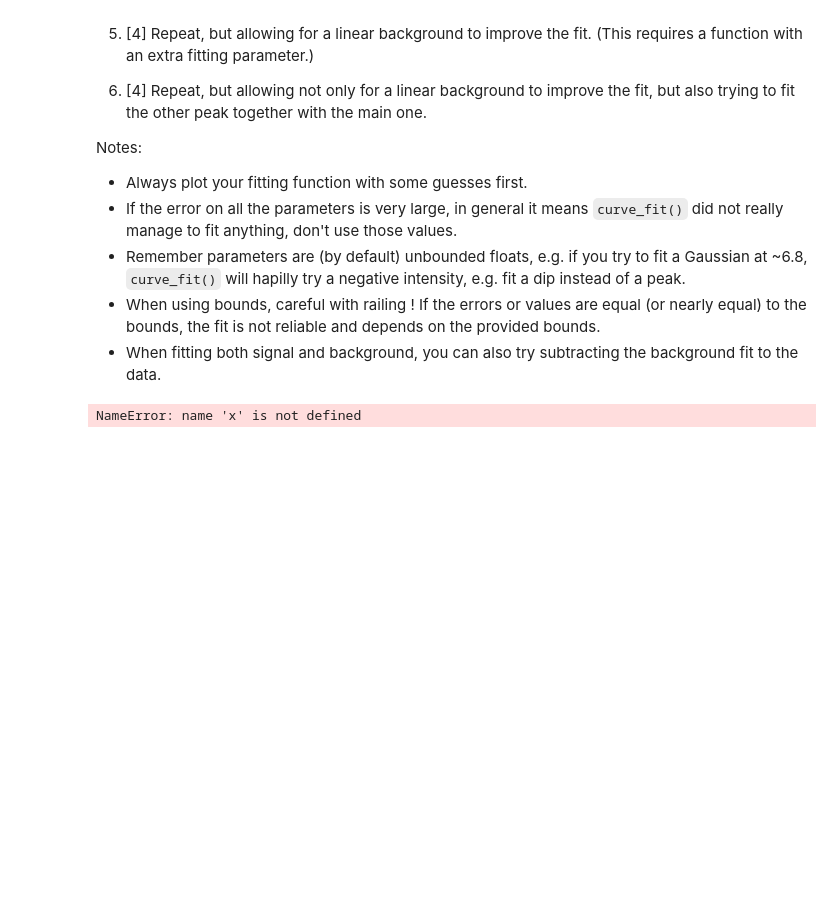
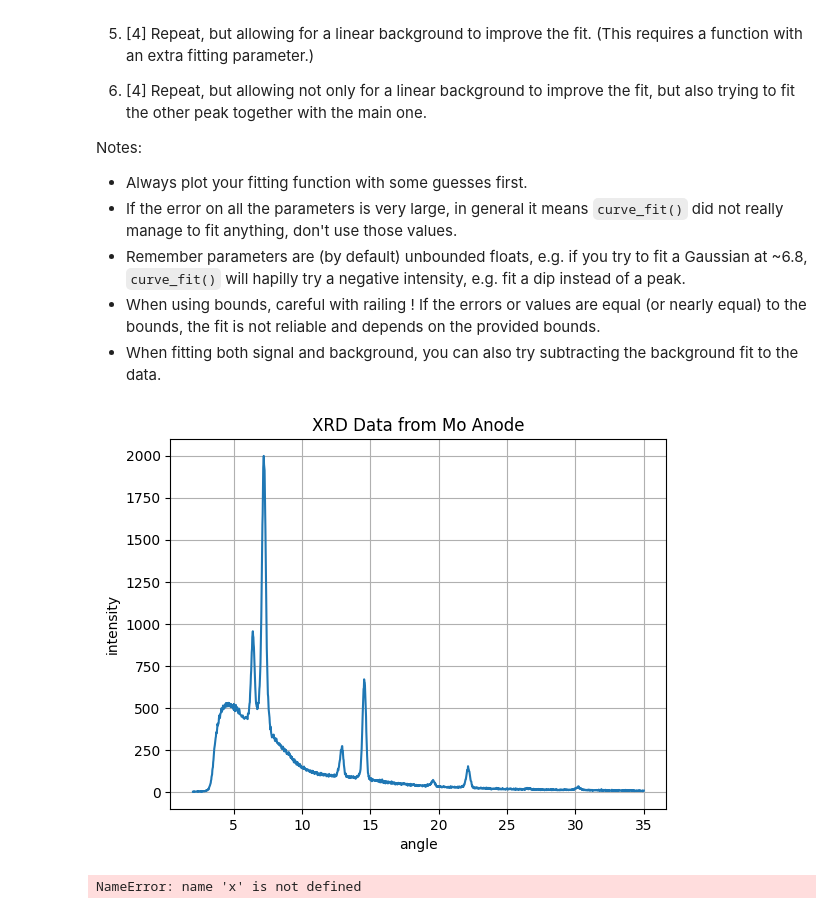
Before and after one commit to PX2145-2025/week-4-b-Williams-Carys, a Jupyter notebook: Curvefit.ipynb, the cells around one changed output. Cells and saved outputs as stored; diff of their text form; code cells hidden in the pictures; blank space fills up the shorter version.

```diff
--- a/Curvefit.ipynb
+++ b/Curvefit.ipynb
@@ -251,13 +251,43 @@ Notes:
   - Remember parameters are (by default) unbounded floats, e.g. if you try to fit a Gaussian at ~6.8, `curve_fit()` will hapilly try a negative intensity, e.g. fit a dip instead of a peak.
   - When using bounds, careful with railing ! If the errors or values are equal (or nearly equal) to the bounds, the fit is not reliable and depends on the provided bounds.
   - When fitting both signal and background, you can also try subtracting the background fit to the data.
-# %%
-import numpy as np
-import matplotlib.pyplot as plt
-import pandas as pd
-df = pd.read_csv('XRD_data_Mo_anode.csv')
-df.plot(x, y)
-plt.xlabel("x")
-plt.ylabel("y")
-# %% [output]
-NameError: name 'x' is not defined
+# %%
+import numpy as np
+import matplotlib.pyplot as plt
+import pandas as pd
+df = pd.read_csv('XRD_data_Mo_anode.csv', skiprows=[0, 1])
+df.columns = ['angle', 'I']
+plt.plot(df['angle'], df['I'])
+plt.xlabel("angle")
+plt.ylabel("intensity")
+plt.title("XRD Data from Mo Anode")
+plt.grid(True)
+plt.show()
+'''first two main peaks:
+1 = 2000CR/s, about at 7 degrees
+2 = roughly 950CR/s at about 6 degrees'''
+angles_selected=df['angle'][(df['angle']>=6) & (df['angle']<=7)]
+counts_selected=df['I'][(df['angle']>=6) & (df['angle']<=7)]
+def Gau(x, intensity, mu, sigma):
+  return I/(sigma*(np.sqrt(2*pi)))*(np.exp(-(((x-mu)**2)/(2*(sigma**2)))))
+def linfit(x, Gau):
+    p_coeff, residuals, _, _, _ = np.polyfit(x, Gau, 1, full=True)
+    n = len(x)
+    D = sum(x**2) - 1./n * sum(x)**2
+    x_bar = np.mean(x)
+    dm_squared = 1./(n-2)*residuals[0]/D
+    dc_squared = 1./(n-2)*(D/n + x_bar**2)*residuals[0]/D
+    dm = np.sqrt(dm_squared)
+    dc = np.sqrt(dc_squared)
+    return p_coeff[0], dm, p_coeff[1], dc
+plt.plot(x, Gau, 'r.')
+x_plot = np.linspace(min(x),max(x),num=100)
+plt.plot(x_plot, linear(x_plot, m, c), 'b-',label='fit')
+plt.xlabel('x value')
+plt.ylabel('y value')
+plt.title('Plot of y versus x using linfit')
+plt.legend()
+plt.grid ()
+# %% [output]
+[figure, added]
+NameError: name 'x' is not defined
```
Also changed, not shown: parts of 3 cells of this notebook.
